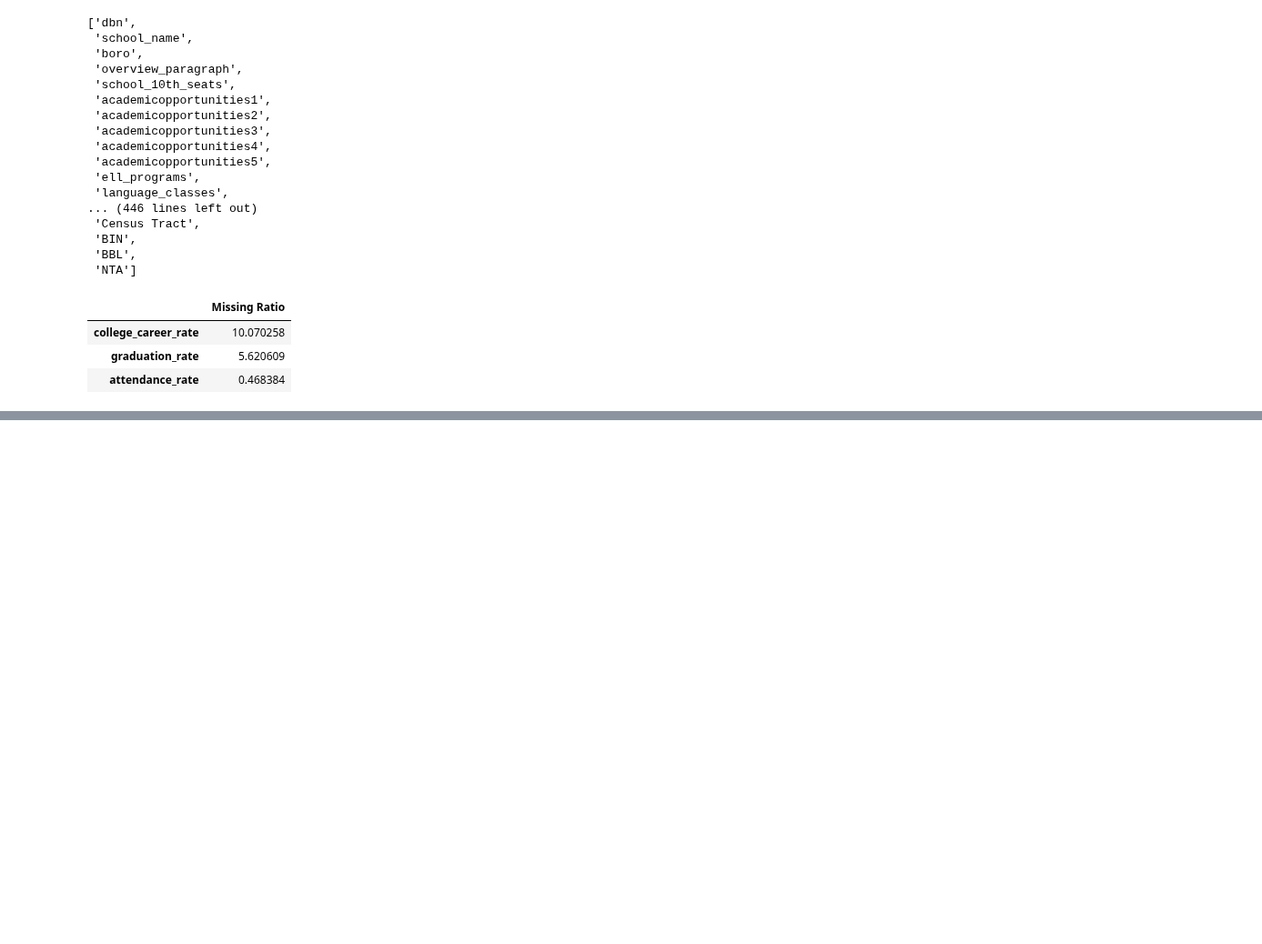
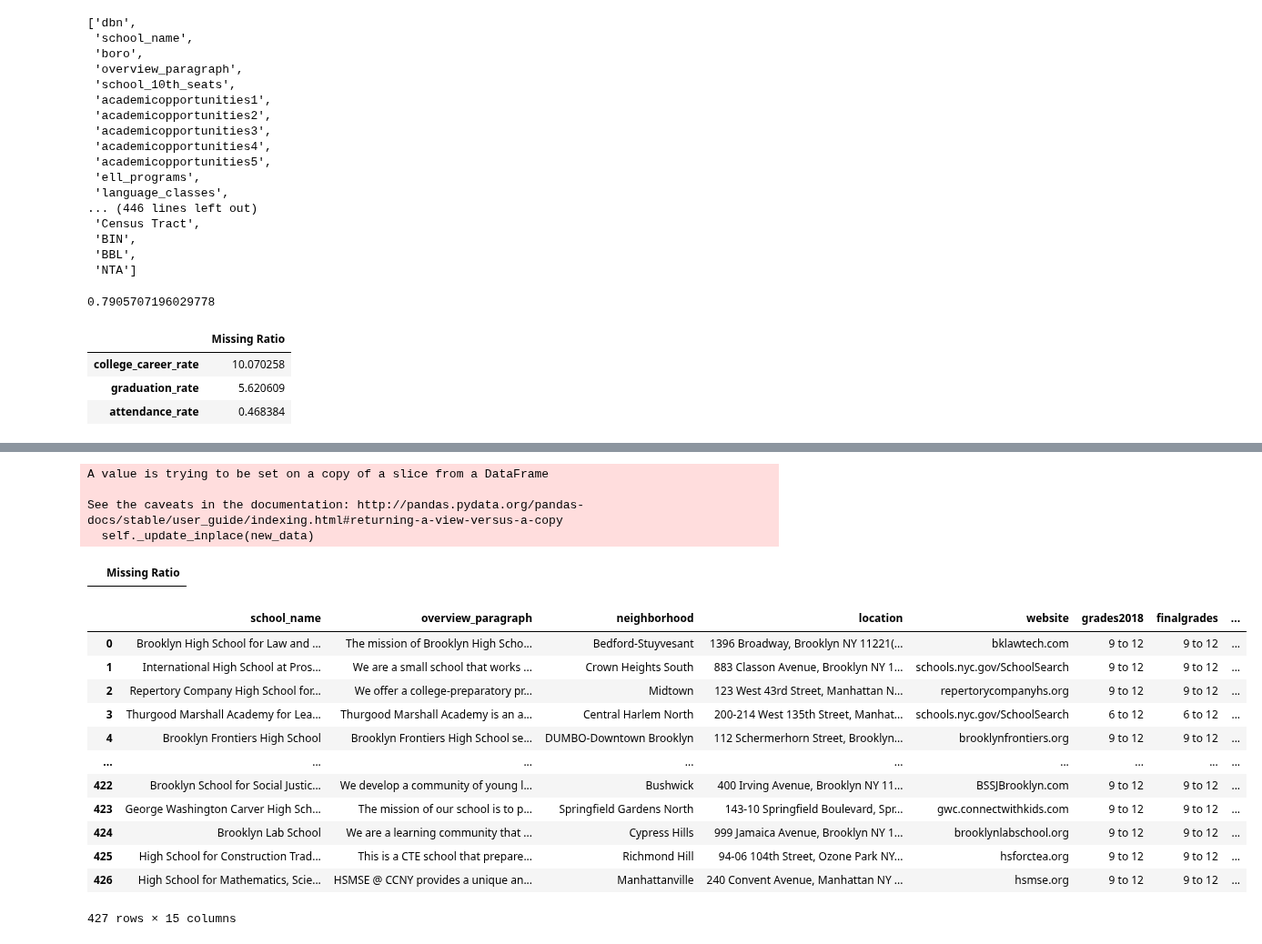
Before and after one commit to Ilroy/DS_Final_Project, a Jupyter notebook: external_testing.ipynb, the cells around one changed output, grey strips where cells are left out. Shown at 91% size. Saved outputs shown, nothing was run; the diff lists cells and outputs as text; code cells hidden in the pictures; blank space fills up the shorter version.

Commit message:
finalized external df

```diff
--- a/external_testing.ipynb
+++ b/external_testing.ipynb
@@ -61,6 +61,10 @@ columns = ['school_name','overview_paragraph','neighborhood','location',
            'Longitude']
 
 final_df = schools_df[columns]
+# %%
+final_df.graduation_rate.mean()
+# %% [output]
+0.7905707196029778
 # %%
 final_na = (final_df.isnull().sum() / len(final_df)) * 100
 final_na = final_na.drop(final_na[final_na == 0].index).sort_values(ascending=False)[:30]
@@ -91,8 +95,35 @@ final_df[final_df['college_career_rate'].isnull()]
 | 385 | Eagle Academy for Young Men of Ha... | Eagle Academy Harlem is a 6 throu... | Central Harlem North | 6 Edgecombe Avenue, Manhattan NY ... | eagleharlem.org | 6 to 12 | 6 to 12 | ... |
 | 390 | The Eagle Academy for Young Men o... | The Eagle Academy for Young Men o... | Stapleton-Rosebank | 104 Gordon Street, Staten Island ... | schools.nyc.gov/SchoolSearch | 6 to 11 | 6 to 11 - This school is expandin... | ... |
 | 409 | The Urban Assembly School for Glo... | UASGC provides students with a ca... | Central Harlem North | 2005 Madison Avenue, Manhattan NY... | uaglobalcommerce.org | 9 to 12 | 9 to 12 | ... |
+# %%
+final_df['graduation_rate'].fillna(final_df['graduation_rate'].mean(),inplace=True)
+final_df['college_career_rate'].fillna(final_df['college_career_rate'].mean(),inplace=True)
+final_df['attendance_rate'].fillna(final_df['attendance_rate'].mean(),inplace=True)
+# %% [output]
+A value is trying to be set on a copy of a slice from a DataFrame
+
+See the caveats in the documentation: http://pandas.pydata.org/pandas-docs/stable/user_guide/indexing.html#returning-a-view-versus-a-copy
+  self._update_inplace(new_data)
 # %%
-schools_na = (schools_df.isnull().sum() / len(schools_df)) * 100
-schools_na = schools_na.drop(schools_na[schools_na == 0].index).sort_values(ascending=False)[:30]
-schools_missing_data = pd.DataFrame({'Missing Ratio':schools_na})
+final_na = (final_df.isnull().sum() / len(final_df)) * 100
+final_na = final_na.drop(final_na[final_na == 0].index).sort_values(ascending=False)[:30]
+schools_missing_data = pd.DataFrame({'Missing Ratio':final_na})
 schools_missing_data
+# %% [output]
+|  | Missing Ratio |
+# %%
+final_df
+# %% [output]
+|  | school_name | overview_paragraph | neighborhood | location | website | grades2018 | finalgrades | ... |
+| 0 | Brooklyn High School for Law and ... | The mission of Brooklyn High Scho... | Bedford-Stuyvesant | 1396 Broadway, Brooklyn NY 11221(... | bklawtech.com | 9 to 12 | 9 to 12 | ... |
+| 1 | International High School at Pros... | We are a small school that works ... | Crown Heights South | 883 Classon Avenue, Brooklyn NY 1... | schools.nyc.gov/SchoolSearch | 9 to 12 | 9 to 12 | ... |
+| 2 | Repertory Company High School for... | We offer a college-preparatory pr... | Midtown | 123 West 43rd Street, Manhattan N... | repertorycompanyhs.org | 9 to 12 | 9 to 12 | ... |
+| 3 | Thurgood Marshall Academy for Lea... | Thurgood Marshall Academy is an a... | Central Harlem North | 200-214 West 135th Street, Manhat... | schools.nyc.gov/SchoolSearch | 6 to 12 | 6 to 12 | ... |
+| 4 | Brooklyn Frontiers High School | Brooklyn Frontiers High School se... | DUMBO-Downtown Brooklyn | 112 Schermerhorn Street, Brooklyn... | brooklynfrontiers.org | 9 to 12 | 9 to 12 | ... |
+| ... | ... | ... | ... | ... | ... | ... | ... | ... |
+| 422 | Brooklyn School for Social Justic... | We develop a community of young l... | Bushwick | 400 Irving Avenue, Brooklyn NY 11... | BSSJBrooklyn.com | 9 to 12 | 9 to 12 | ... |
+| 423 | George Washington Carver High Sch... | The mission of our school is to p... | Springfield Gardens North | 143-10 Springfield Boulevard, Spr... | gwc.connectwithkids.com | 9 to 12 | 9 to 12 | ... |
+| 424 | Brooklyn Lab School | We are a learning community that ... | Cypress Hills | 999 Jamaica Avenue, Brooklyn NY 1... | brooklynlabschool.org | 9 to 12 | 9 to 12 | ... |
+| 425 | High School for Construction Trad... | This is a CTE school that prepare... | Richmond Hill | 94-06 104th Street, Ozone Park NY... | hsforctea.org | 9 to 12 | 9 to 12 | ... |
+| 426 | High School for Mathematics, Scie... | HSMSE @ CCNY provides a unique an... | Manhattanville | 240 Convent Avenue, Manhattan NY ... | hsmse.org | 9 to 12 | 9 to 12 | ... |
+427 rows × 15 columns
```
